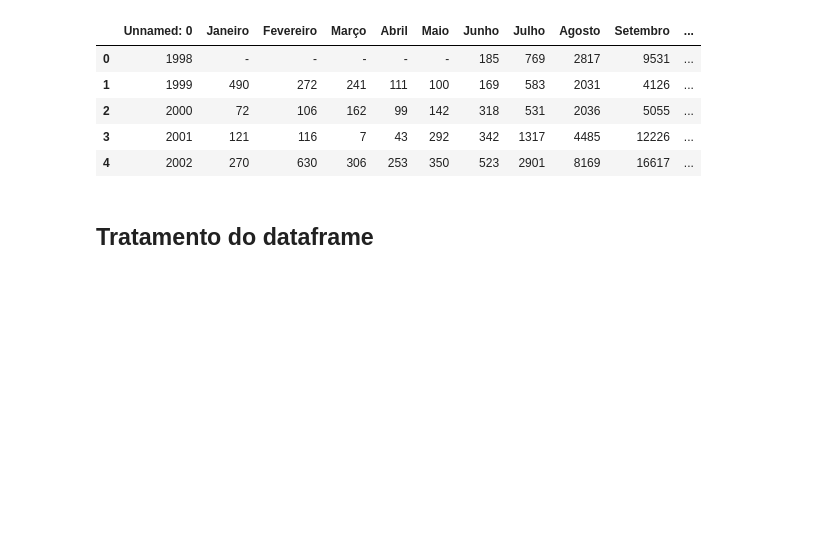
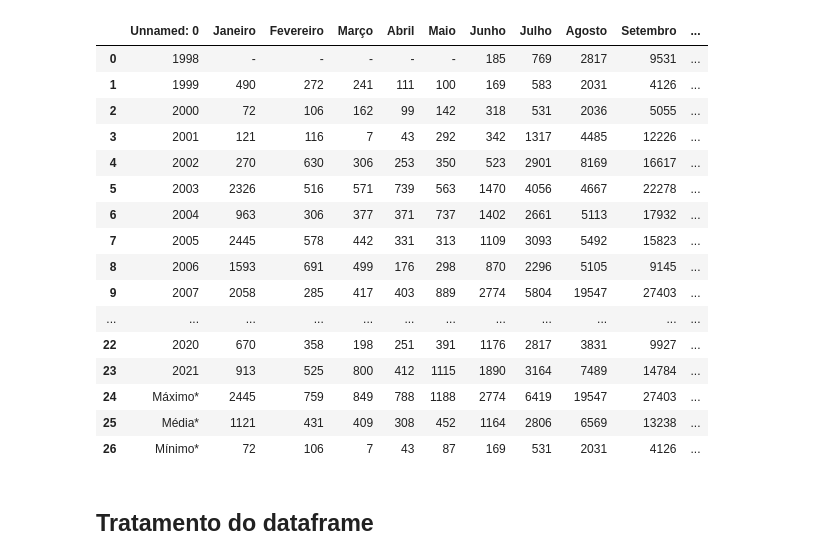
Before and after one commit to wanderson-r-marques/analise-dos-dados-de-queimadas, a Jupyter notebook: Analise_Nordeste.ipynb, the cells around one changed output. Drawn from its saved outputs; the diff is of its cells as text; code cells hidden in the pictures; blank space fills up the shorter version.

```diff
--- a/Analise_Nordeste.ipynb
+++ b/Analise_Nordeste.ipynb
@@ -11,13 +13,24 @@ import plotly.express as px
 import plotly.figure_factory as ff
 # %%
 df = pd.read_csv("historico_regiao_nordeste.csv")
-df.head()
+df
 # %% [output]
 |  | Unnamed: 0 | Janeiro | Fevereiro | Março | Abril | Maio | Junho | Julho | Agosto | Setembro | ... |
 | 0 | 1998 | - | - | - | - | - | 185 | 769 | 2817 | 9531 | ... |
 | 1 | 1999 | 490 | 272 | 241 | 111 | 100 | 169 | 583 | 2031 | 4126 | ... |
 | 2 | 2000 | 72 | 106 | 162 | 99 | 142 | 318 | 531 | 2036 | 5055 | ... |
 | 3 | 2001 | 121 | 116 | 7 | 43 | 292 | 342 | 1317 | 4485 | 12226 | ... |
 | 4 | 2002 | 270 | 630 | 306 | 253 | 350 | 523 | 2901 | 8169 | 16617 | ... |
+| 5 | 2003 | 2326 | 516 | 571 | 739 | 563 | 1470 | 4056 | 4667 | 22278 | ... |
+| 6 | 2004 | 963 | 306 | 377 | 371 | 737 | 1402 | 2661 | 5113 | 17932 | ... |
+| 7 | 2005 | 2445 | 578 | 442 | 331 | 313 | 1109 | 3093 | 5492 | 15823 | ... |
+| 8 | 2006 | 1593 | 691 | 499 | 176 | 298 | 870 | 2296 | 5105 | 9145 | ... |
+| 9 | 2007 | 2058 | 285 | 417 | 403 | 889 | 2774 | 5804 | 19547 | 27403 | ... |
+| ... | ... | ... | ... | ... | ... | ... | ... | ... | ... | ... | ... |
+| 22 | 2020 | 670 | 358 | 198 | 251 | 391 | 1176 | 2817 | 3831 | 9927 | ... |
+| 23 | 2021 | 913 | 525 | 800 | 412 | 1115 | 1890 | 3164 | 7489 | 14784 | ... |
+| 24 | Máximo* | 2445 | 759 | 849 | 788 | 1188 | 2774 | 6419 | 19547 | 27403 | ... |
+| 25 | Média* | 1121 | 431 | 409 | 308 | 452 | 1164 | 2806 | 6569 | 13238 | ... |
+| 26 | Mínimo* | 72 | 106 | 7 | 43 | 87 | 169 | 531 | 2031 | 4126 | ... |
 # %% [markdown]
 ## Tratamento do dataframe
```
Also changed, not shown: parts of 61 cells of this notebook.
